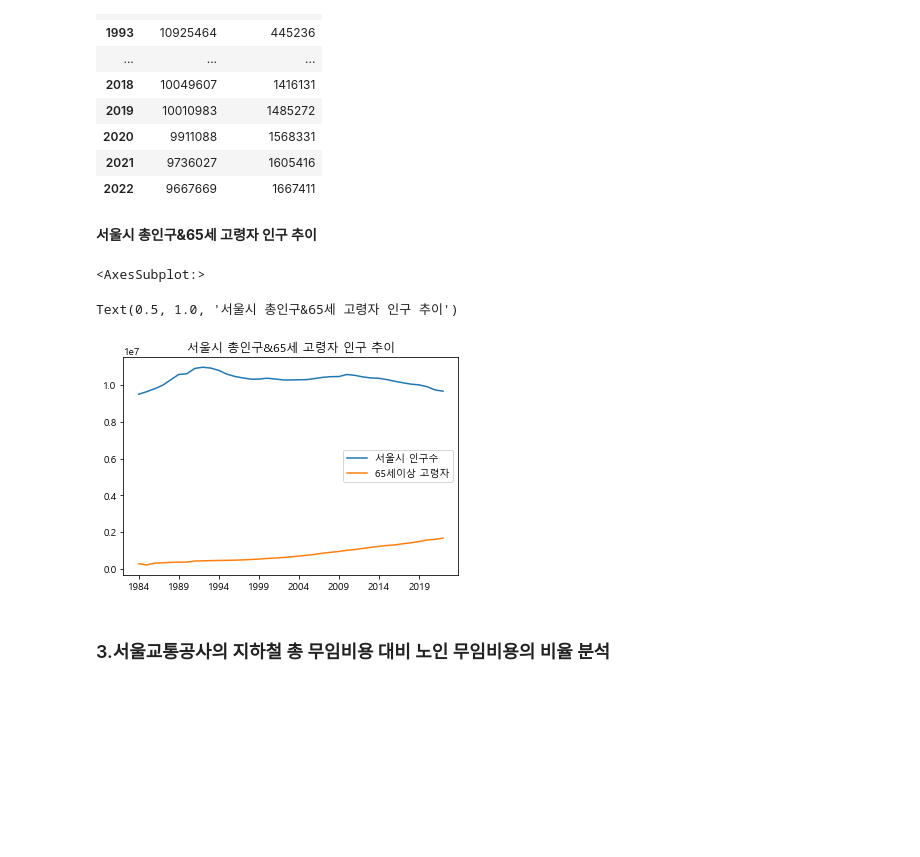
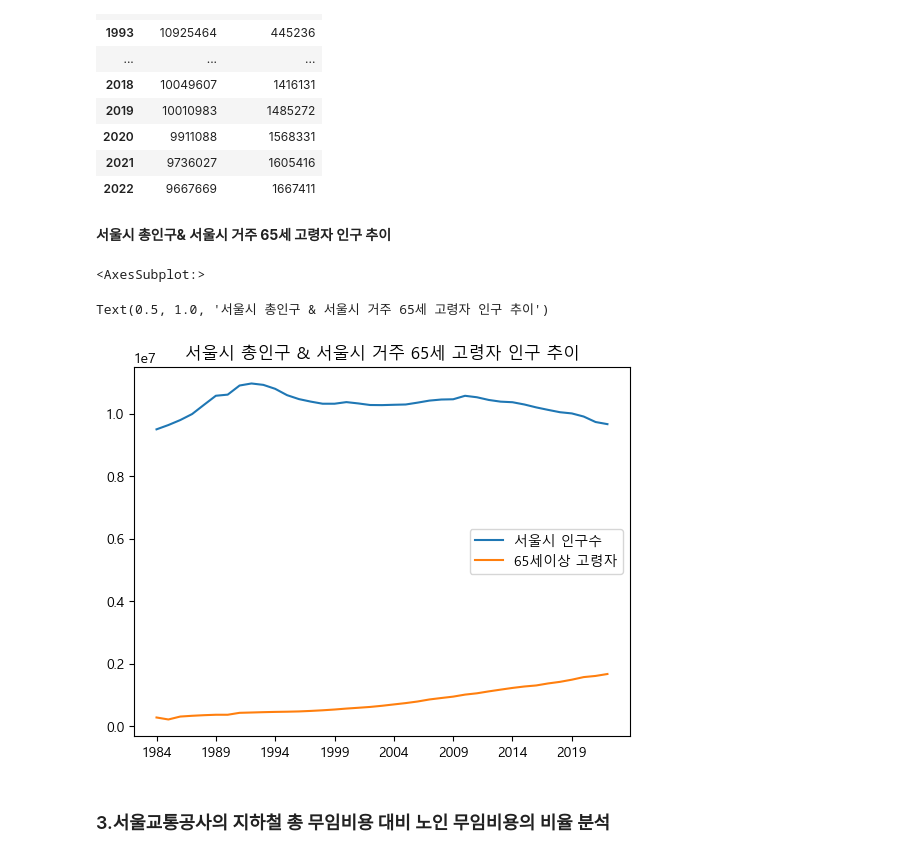
Before and after one commit to limjs1024/semi-project, a Jupyter notebook: teamprject.ipynb, the cells around one changed output. Drawn from its saved outputs; the diff is of its cells as text; code cells hidden in the pictures; blank space fills up the shorter version.

```diff
--- a/teamprject.ipynb
+++ b/teamprject.ipynb
@@ -389,14 +391,14 @@ seoul_count3
 | 2021 | 9736027 | 1605416 |
 | 2022 | 9667669 | 1667411 |
 # %% [markdown]
-**서울시 총인구&65세 고령자 인구 추이**
+**서울시 총인구& 서울시 거주 65세 고령자 인구 추이**
 # %%
 seoul_count3.plot()
-plt.title('서울시 총인구&65세 고령자 인구 추이')
+plt.title('서울시 총인구 & 서울시 거주 65세 고령자 인구 추이')
 # %% [output]
 <AxesSubplot:>
-Text(0.5, 1.0, '서울시 총인구&65세 고령자 인구 추이')
+Text(0.5, 1.0, '서울시 총인구 & 서울시 거주 65세 고령자 인구 추이')
-[figure, old version]
+[figure, new version]
 # %% [markdown]
 ### 3.서울교통공사의 지하철 총 무임비용 대비 노인 무임비용의 비율 분석
 # %% [markdown]
```
Also changed, not shown: parts of 71 cells of this notebook.
